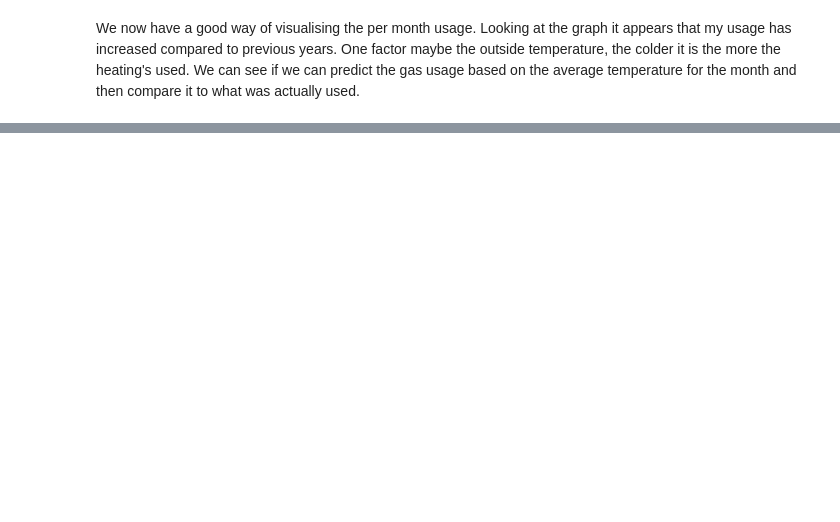
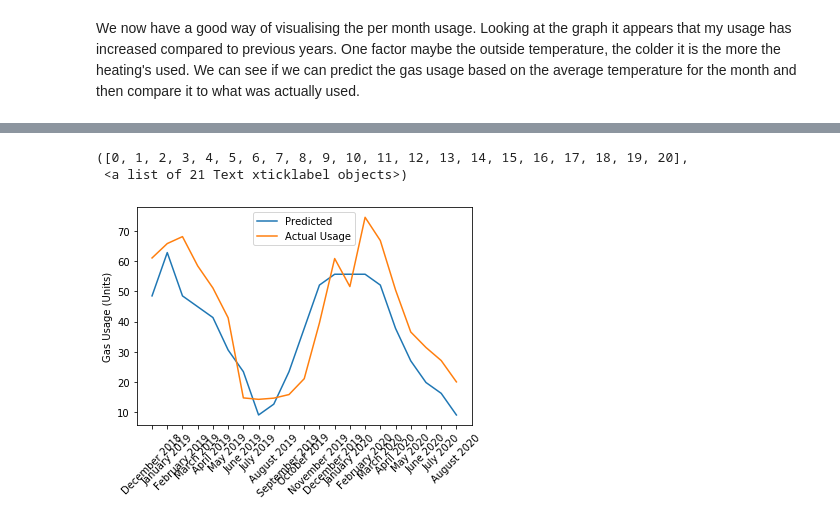
Before and after one commit to maukbe/Gas-Usage, a Jupyter notebook: Energy Usage.ipynb, the cells around one changed output, grey strips where cells are left out. Saved outputs shown, nothing was run; the diff lists cells and outputs as text; code cells hidden in the pictures; blank space fills up the shorter version.

```diff
--- a/Energy Usage.ipynb
+++ b/Energy Usage.ipynb
@@ -133,0 +165,3 @@ head
+# %%
+train_data = df.loc['November 2018':'November 2019']
+train_data
@@ -133,0 +183,5 @@ head
+# %%
+from sklearn.linear_model import LinearRegression
+
+reg = LinearRegression().fit(train_data['Average Temperature (C)'].values.reshape(-1, 1), train_data['Monthly Usage'])
+reg.score(train_data['Average Temperature (C)'].values.reshape(-1, 1), train_data['Monthly Usage'])
@@ -133,0 +190,2 @@ head
+# %%
+predictions= reg.predict(df.loc['December 2018': 'August 2020']['Average Temperature (C)'].values.reshape(-1,1))
@@ -133,0 +209,5 @@ head
+# %%
+test_data = df.loc['December 2018': 'August 2020']
+test_data['Predicted'] = predictions
+test_data.index = pd.to_datetime(test_data.index).strftime('%B %Y')
+test_data
@@ -133,0 +232,11 @@ head
+# %%
+plt.plot(test_data.Predicted)
+plt.plot(test_data['Monthly Usage'])
+plt.legend(('Predicted', 'Actual Usage'))
+plt.ylabel('Gas Usage (Units)')
+plt.xticks(rotation=45)
+plt.title('Predicted vs Actual Gas Usage after Nest Installation')
+# %% [output]
+([0, 1, 2, 3, 4, 5, 6, 7, 8, 9, 10, 11, 12, 13, 14, 15, 16, 17, 18, 19, 20],
+ <a list of 21 Text xticklabel objects>)
+[figure, added]
```
Also changed, not shown: parts of 14 cells of this notebook.
